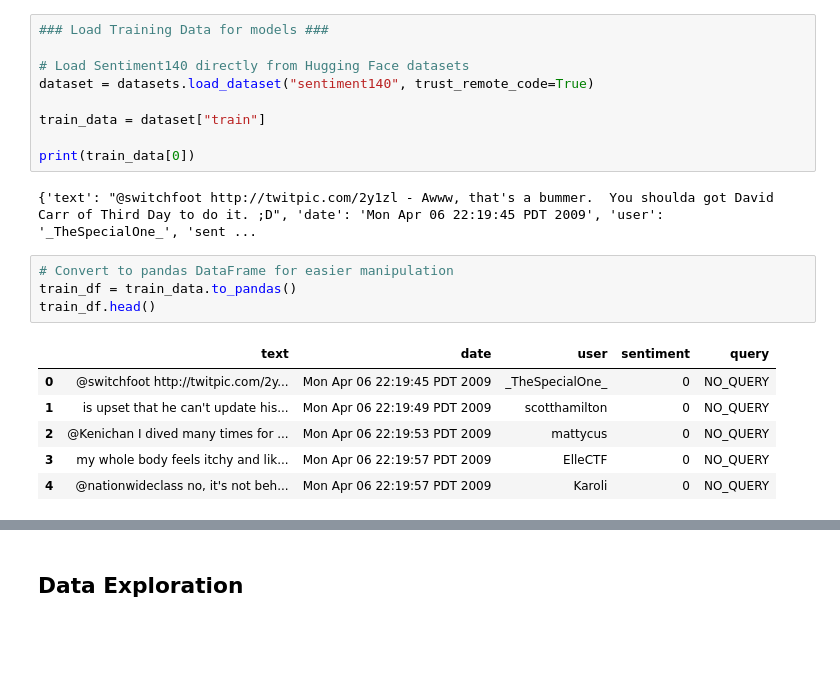
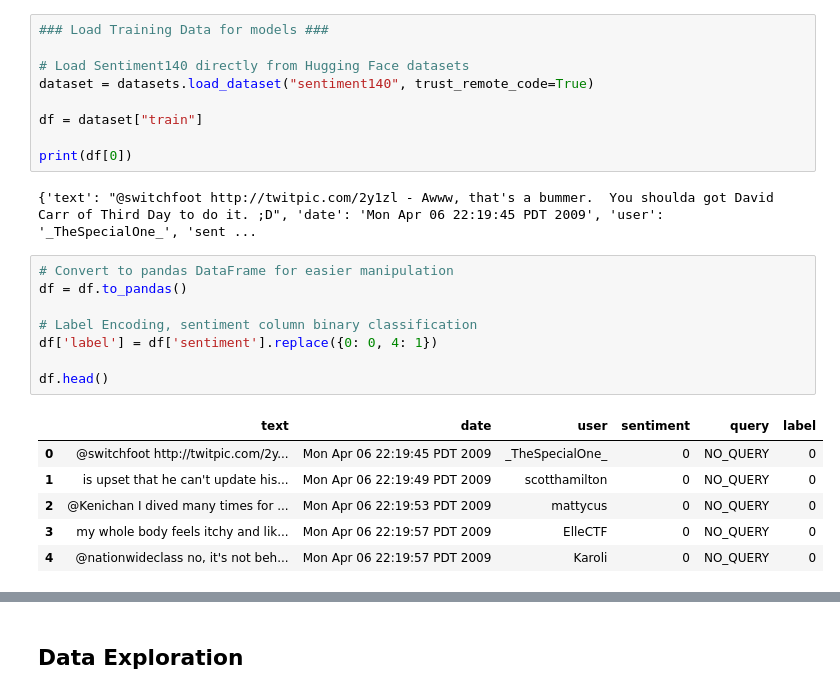
Before and after one commit to YouKnowJoey/Twitter-Sentiment-Analysis, a Jupyter notebook: nlp_sentiment_pipeline.ipynb, the cells around one changed output, grey strips where cells are left out. Drawn from its saved outputs; the diff is of its cells as text; blank space fills up the shorter version.

```diff
--- a/nlp_sentiment_pipeline.ipynb
+++ b/nlp_sentiment_pipeline.ipynb
@@ -34,19 +41,23 @@ import twitter_pipeline
 # Load Sentiment140 directly from Hugging Face datasets
 dataset = datasets.load_dataset("sentiment140", trust_remote_code=True)
 
-train_data = dataset["train"]
+df = dataset["train"]
 
-print(train_data[0])
+print(df[0])
 # %% [output]
 {'text': "@switchfoot http://twitpic.com/2y1zl - Awww, that's a bummer.  You shoulda got David Carr of Third Day to do it. ;D", 'date': 'Mon Apr 06 22:19:45 PDT 2009', 'user': '_TheSpecialOne_', 'sent ...
 # %%
 # Convert to pandas DataFrame for easier manipulation
-train_df = train_data.to_pandas()
-train_df.head()
+df = df.to_pandas()
+
+# Label Encoding, sentiment column binary classification
+df['label'] = df['sentiment'].replace({0: 0, 4: 1})
+
+df.head()
 # %% [output]
-|  | text | date | user | sentiment | query |
-| 0 | @switchfoot http://twitpic.com/2y... | Mon Apr 06 22:19:45 PDT 2009 | _TheSpecialOne_ | 0 | NO_QUERY |
-| 1 | is upset that he can't update his... | Mon Apr 06 22:19:49 PDT 2009 | scotthamilton | 0 | NO_QUERY |
-| 2 | @Kenichan I dived many times for ... | Mon Apr 06 22:19:53 PDT 2009 | mattycus | 0 | NO_QUERY |
-| 3 | my whole body feels itchy and lik... | Mon Apr 06 22:19:57 PDT 2009 | ElleCTF | 0 | NO_QUERY |
-| 4 | @nationwideclass no, it's not beh... | Mon Apr 06 22:19:57 PDT 2009 | Karoli | 0 | NO_QUERY |
+|  | text | date | user | sentiment | query | label |
+| 0 | @switchfoot http://twitpic.com/2y... | Mon Apr 06 22:19:45 PDT 2009 | _TheSpecialOne_ | 0 | NO_QUERY | 0 |
+| 1 | is upset that he can't update his... | Mon Apr 06 22:19:49 PDT 2009 | scotthamilton | 0 | NO_QUERY | 0 |
+| 2 | @Kenichan I dived many times for ... | Mon Apr 06 22:19:53 PDT 2009 | mattycus | 0 | NO_QUERY | 0 |
+| 3 | my whole body feels itchy and lik... | Mon Apr 06 22:19:57 PDT 2009 | ElleCTF | 0 | NO_QUERY | 0 |
+| 4 | @nationwideclass no, it's not beh... | Mon Apr 06 22:19:57 PDT 2009 | Karoli | 0 | NO_QUERY | 0 |
```
Also changed, not shown: parts of 12 cells of this notebook, 1 other file.
